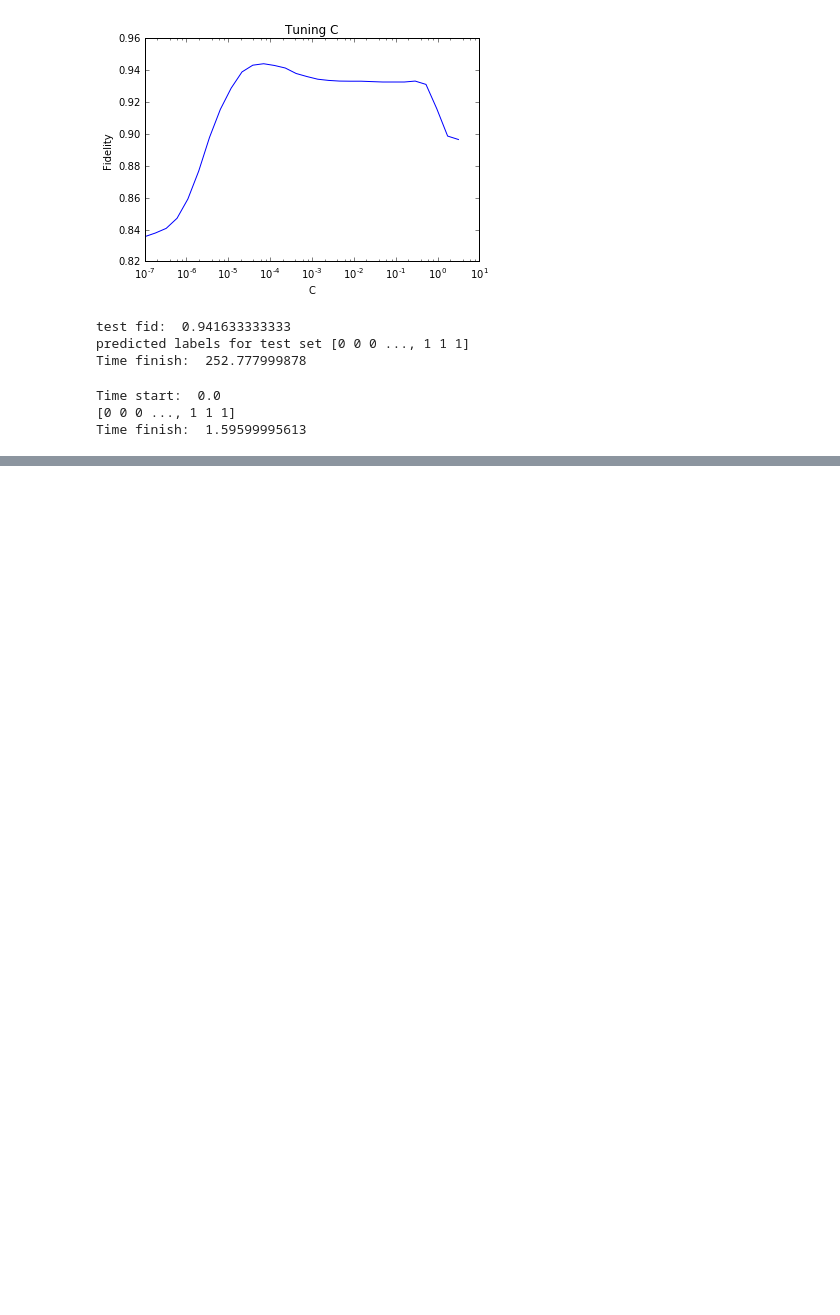
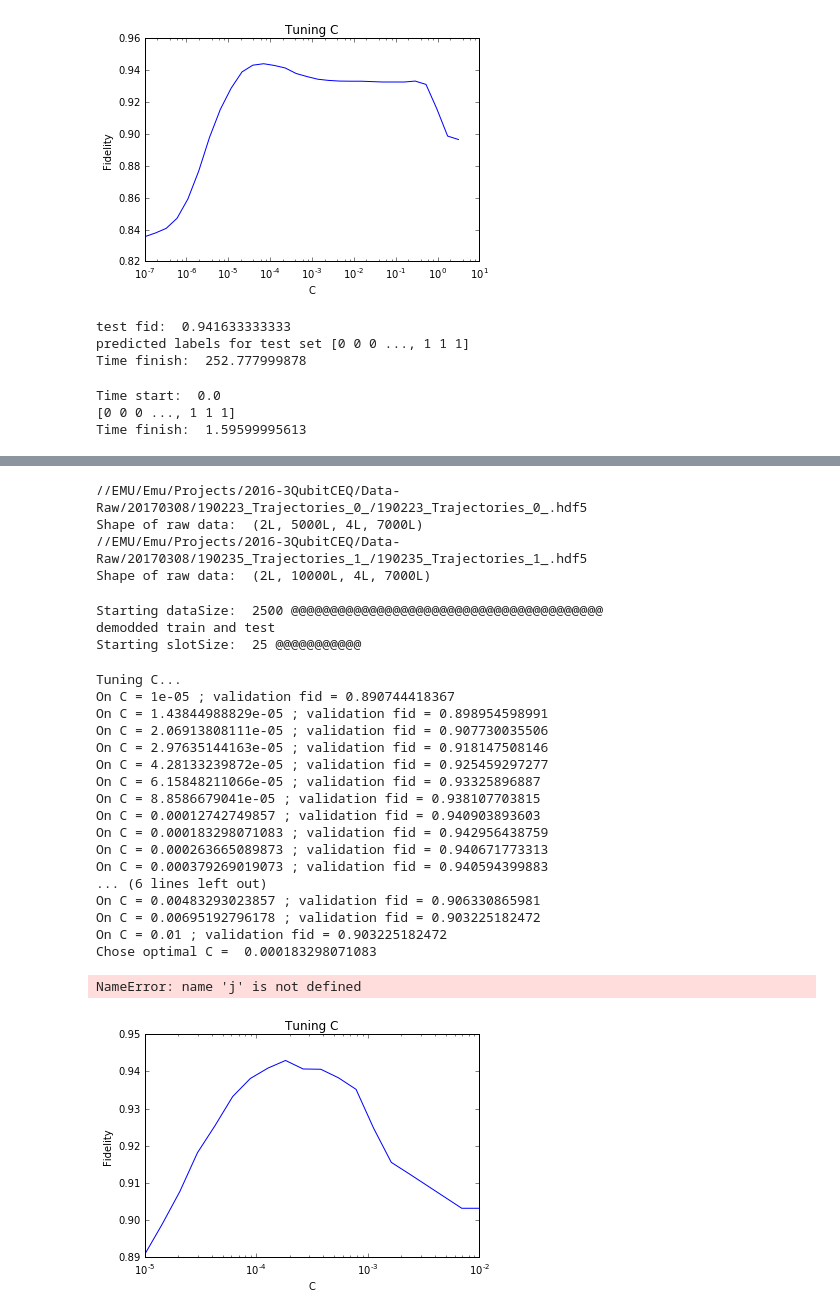
Before and after one commit to dennischenfeng/qnl_qmtrajproj, a Jupyter notebook: SWInt_SVM_v2.ipynb, the cells around one changed output, grey strips where cells are left out. Drawn from its saved outputs; the diff is of its cells as text; code cells hidden in the pictures; blank space fills up the shorter version.

```diff
--- a/SWInt_SVM_v2.ipynb
+++ b/SWInt_SVM_v2.ipynb
@@ -559,0 +637,73 @@ Time finish:  1.59599995613
+# %%
+rawdata = np.zeros((2,0,4,7000))
+filenames_large = ['//EMU/Emu/Projects/2016-3QubitCEQ/Data-Raw/20170308/190223_Trajectories_0_/190223_Trajectories_0_.hdf5', '//EMU/Emu/Projects/2016-3QubitCEQ/Data-Raw/20170308/190235_Trajectories_1_/190235_Trajectories_1_.hdf5', '//EMU/Emu/Projects/2016-3QubitCEQ/Data-Raw/20170308/190248_Trajectories_2_/190248_Trajectories_2_.hdf5', '//EMU/Emu/Projects/2016-3QubitCEQ/Data-Raw/20170308/190300_Trajectories_3_/190300_Trajectories_3_.hdf5', '//EMU/Emu/Projects/2016-3QubitCEQ/Data-Raw/20170308/190312_Trajectories_4_/190312_Trajectories_4_.hdf5']
+filenames_small = ['//EMU/Emu/Projects/2016-3QubitCEQ/Data-Raw/20170308/190223_Trajectories_0_/190223_Trajectories_0_.hdf5', '//EMU/Emu/Projects/2016-3QubitCEQ/Data-Raw/20170308/190235_Trajectories_1_/190235_Trajectories_1_.hdf5']
+
+for filename in filenames_small:
+    f = h5py.File(filename,'r')
+    rawdata = np.concatenate((rawdata, f['data']['Dependent0'][()]), axis=1) #this turns the h5data into a numpy file
+
+    print filename
+    print 'Shape of raw data: ', rawdata.shape
+    f.close()
+# %% [output]
+//EMU/Emu/Projects/2016-3QubitCEQ/Data-Raw/20170308/190223_Trajectories_0_/190223_Trajectories_0_.hdf5
+Shape of raw data:  (2L, 5000L, 4L, 7000L)
+//EMU/Emu/Projects/2016-3QubitCEQ/Data-Raw/20170308/190235_Trajectories_1_/190235_Trajectories_1_.hdf5
+Shape of raw data:  (2L, 10000L, 4L, 7000L)
+# %%
+lstDataSize = [2500, 5000, 7500, 10000] #[2500, 5000, 7500, 10000, 15000]
+lstSlotSize = [25, 40, 50, 100, 125, 200, 250, 500] # [30, 40, 50, 60, 70, 100, 150, 200]
+
+arrayFid = np.zeros((len(lstDataSize), len(lstSlotSize), 2))
+lstClf = []
+lstTimes = []
+
+for i in np.arange(len(lstDataSize)):
+
+    testFraction = 0.2
+    print 'Starting dataSize: ', lstDataSize[i], '@@@@@@@@@@@@@@@@@@@@@@@@@@@@@@@@@@@@@@@@'
+
+    dataSize = lstDataSize[i]
+    startTestIndex = int(dataSize * (1 - testFraction))
+    traj_train, labels_train = tc.demod(rawdata[:, :startTestIndex, :, :])  # @@@ change the index depending on wheter using big or small dataset
+    traj_test, labels_test = tc.demod(rawdata[:, startTestIndex:dataSize, :, :])
+    print 'demodded train and test'
+
+
+    for k in np.arange(len(lstSlotSize)):
+        print 'Starting slotSize: ', lstSlotSize[k], '@@@@@@@@@@@'
+
+        timeStart = time.time()
+        clf = tc.SWInt_SVM(typeSVM='linear', slotSize=lstSlotSize[k])
+        clf.fit(traj_train, labels_train, tuneC=True, lstC=10**np.linspace(-5, -2, 20), suppressPlots=True)
+        timeFinish = time.time() - timeStart
+
+
+        fid = np.array([clf.score(traj_train, labels_train), clf.score(traj_test, labels_test)])
+        arrayFid[i, k] = fid[:]
+        lstClf += [clf]
+        lstTimes += [timeFinish]
+# %% [output]
+Starting dataSize:  2500 @@@@@@@@@@@@@@@@@@@@@@@@@@@@@@@@@@@@@@@@
+demodded train and test
+Starting slotSize:  25 @@@@@@@@@@@
+Tuning C...
+On C = 1e-05 ; validation fid = 0.890744418367
+On C = 1.43844988829e-05 ; validation fid = 0.898954598991
+On C = 2.06913808111e-05 ; validation fid = 0.907730035506
+On C = 2.97635144163e-05 ; validation fid = 0.918147508146
+On C = 4.28133239872e-05 ; validation fid = 0.925459297277
+On C = 6.15848211066e-05 ; validation fid = 0.93325896887
+On C = 8.8586679041e-05 ; validation fid = 0.938107703815
+On C = 0.00012742749857 ; validation fid = 0.940903893603
+On C = 0.000183298071083 ; validation fid = 0.942956438759
+On C = 0.000263665089873 ; validation fid = 0.940671773313
+On C = 0.000379269019073 ; validation fid = 0.940594399883
+... (6 lines left out)
+On C = 0.00483293023857 ; validation fid = 0.906330865981
+On C = 0.00695192796178 ; validation fid = 0.903225182472
+On C = 0.01 ; validation fid = 0.903225182472
+Chose optimal C =  0.000183298071083
+NameError: name 'j' is not defined
+[figure, added]
```
Also changed, not shown: parts of 8 cells of this notebook, 2 other files.
